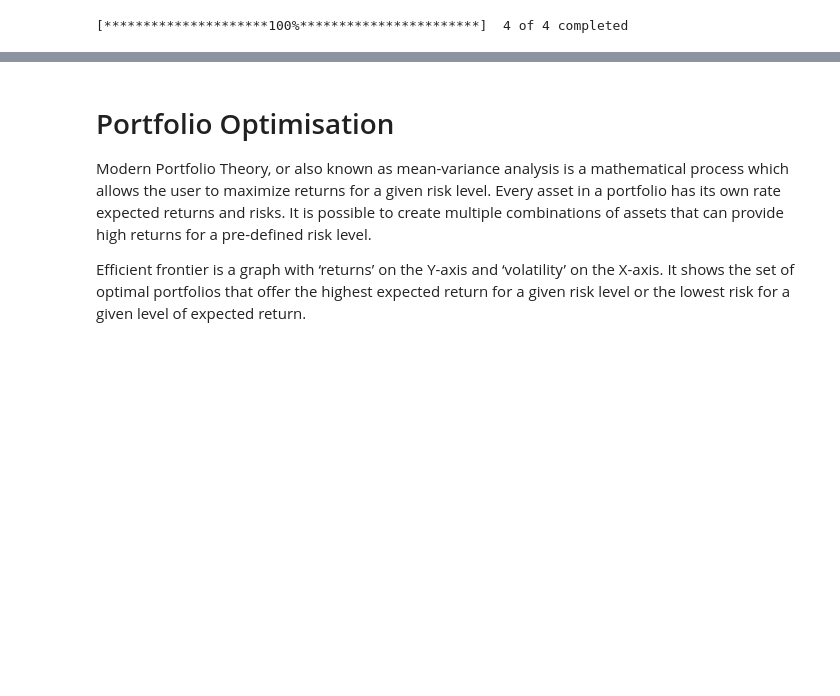
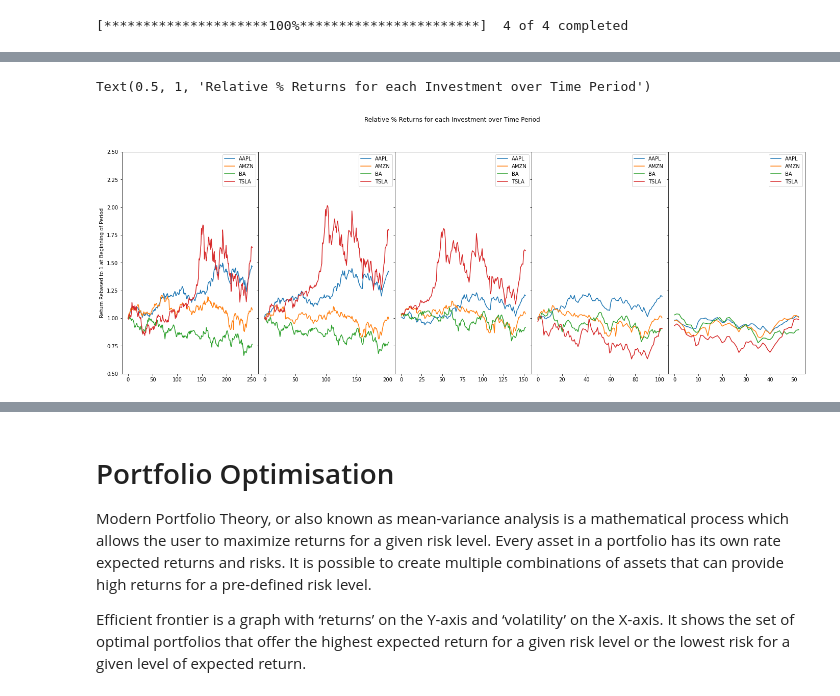
Before and after one commit to michaelmml/Financial-Data-Science, a Jupyter notebook: AlgoTradingStrategies.ipynb, the cells around one changed output, grey strips where cells are left out. Drawn from its saved outputs; the diff is of its cells as text; code cells hidden in the pictures; blank space fills up the shorter version.

```diff
--- a/AlgoTradingStrategies.ipynb
+++ b/AlgoTradingStrategies.ipynb
@@ -209,0 +60,3 @@ Text(0.5, 0.98, 'Portfolio Summary')
+# %%
+returns = (df2['Adj Close']/ df2['Adj Close'].shift(1))
+returns = returns.fillna(1)
@@ -210,2 +65,23 @@ Text(0.5, 0.98, 'Portfolio Summary')
+# %%
+fig, axs = plt.subplots(1, 5, sharey=True, gridspec_kw={'wspace': 0})
+fig.set_facecolor("white")
+fig.set_size_inches(24, 8)
+idx = 0
+start = 0
+
+for idx in range(5):
+
+    analysis_cut = returns.iloc[start:]
+    analysis_cut = analysis_cut.reset_index(drop=True)
+    analysis_cut = analysis_cut.cumprod()
+    analysis_cut.plot(ylim=(0.5, 2.5), ax=axs[idx])
+    idx += 1
+    start += 50
+
+axs[0].set_ylabel("Return Rebased to 1 at Beginning of Period")
+fig.suptitle("Relative % Returns for each Investment over Time Period", y=1)
+# %% [output]
+Text(0.5, 1, 'Relative % Returns for each Investment over Time Period')
+[figure, added]
 # %%
 pd.plotting.scatter_matrix(returns, alpha=0.2, diagonal='hist', hist_kwds={'bins': 35}, figsize=(14,6))
```
Also changed, not shown: parts of 70 cells of this notebook.
